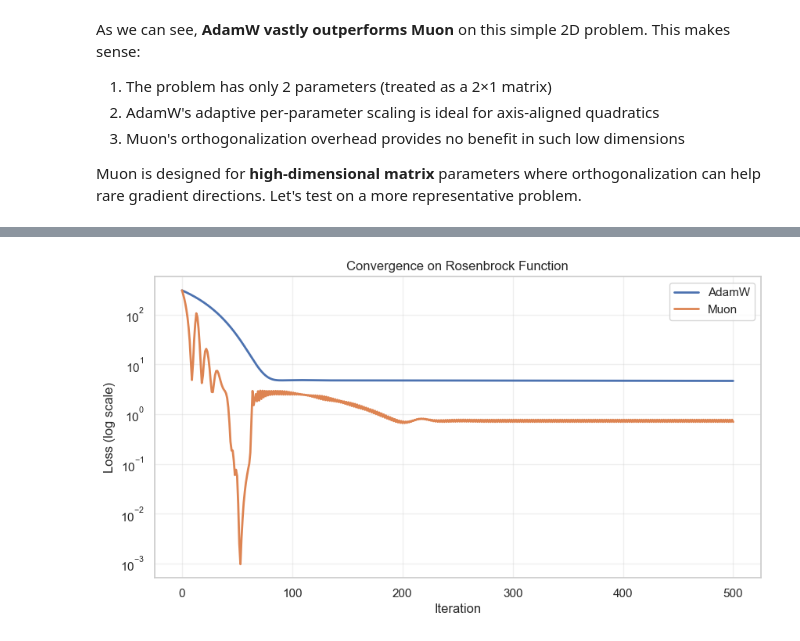
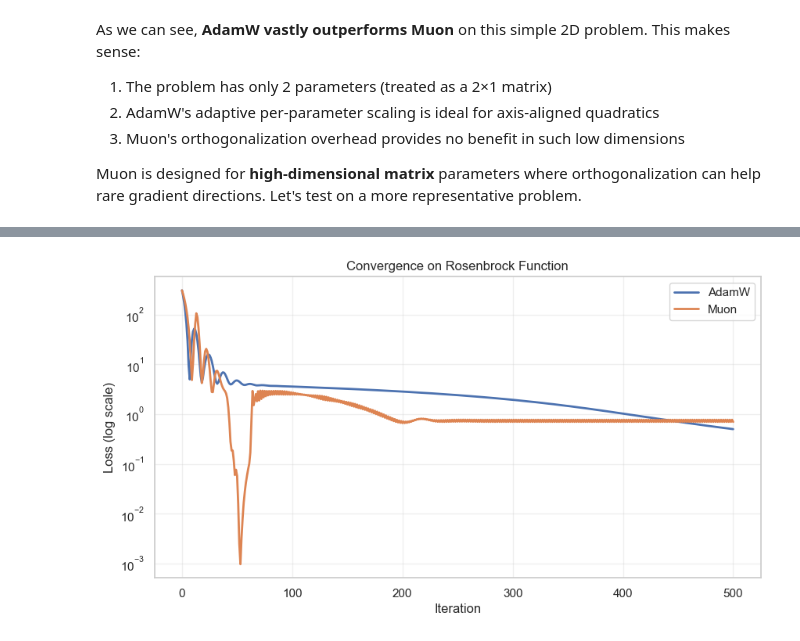
Before and after one commit to dougUCN/muon-tutorial, a Jupyter notebook: muon.ipynb, the cells around one changed output, grey strips where cells are left out. Saved outputs shown, nothing was run; the diff lists cells and outputs as text; code cells hidden in the pictures.

```diff
--- a/muon.ipynb
+++ b/muon.ipynb
@@ -291,7 +291,6 @@ def muon_step(w, g, m, t, alpha=0.01, beta=0.95):
     w_new = w - alpha * u
     return w_new, m
 # %%
-# Run optimization with tuned hyperparameters
 np.random.seed(42)
 steps = 100
 w_init = np.array([1.0, 1.0])
@@ -305,7 +304,9 @@ loss_adamw = [objective(w_adamw)]
 
 for t in range(1, steps + 1):
     g = gradient(w_adamw)
-    w_adamw, m_adamw, v_adamw = adamw_step(w_adamw, g, m_adamw, v_adamw, t, alpha=0.1, lambda_=0.0)
+    w_adamw, m_adamw, v_adamw = adamw_step(
+        w_adamw, g, m_adamw, v_adamw, t, alpha=0.1, lambda_=0.01
+    )
     trajectory_adamw.append(w_adamw.copy())
     loss_adamw.append(objective(w_adamw))
 
@@ -385,12 +398,14 @@ Muon is designed for **high-dimensional matrix** parameters where orthogonalizat
 # Rosenbrock function: f(x,y) = (a-x)^2 + b(y-x^2)^2
 # Classic ill-conditioned problem with narrow parabolic valley
 def rosenbrock(w, a=1, b=100):
-    return (a - w[0])**2 + b * (w[1] - w[0]**2)**2
+    return (a - w[0]) ** 2 + b * (w[1] - w[0] ** 2) ** 2
+
 
 def rosenbrock_grad(w, a=1, b=100):
-    dx = -2*(a - w[0]) - 4*b*w[0]*(w[1] - w[0]**2)
-    dy = 2*b*(w[1] - w[0]**2)
+    dx = -2 * (a - w[0]) - 4 * b * w[0] * (w[1] - w[0] ** 2)
+    dy = 2 * b * (w[1] - w[0] ** 2)
     return np.array([dx, dy])
+
 
 # Run optimization
 np.random.seed(42)
@@ -406,7 +421,9 @@ trajectory_adamw_rb = [w_adamw_rb.copy()]
 
 for t in range(1, steps + 1):
     g = rosenbrock_grad(w_adamw_rb)
-    w_adamw_rb, m_adamw_rb, v_adamw_rb = adamw_step(w_adamw_rb, g, m_adamw_rb, v_adamw_rb, t, alpha=0.01, lambda_=0.0)
+    w_adamw_rb, m_adamw_rb, v_adamw_rb = adamw_step(
+        w_adamw_rb, g, m_adamw_rb, v_adamw_rb, t, alpha=0.1, lambda_=0.01
+    )
     loss_adamw_rb.append(rosenbrock(w_adamw_rb))
     trajectory_adamw_rb.append(w_adamw_rb.copy())
 
@@ -475,14 +520,26 @@ plt.show()
 # %%
 # Plot loss curves
 plt.figure(figsize=(10, 5))
-plt.plot(loss_adamw_rb, label='AdamW', linewidth=2)
-plt.plot(loss_muon_rb, label='Muon', linewidth=2)
-plt.xlabel('Iteration')
-plt.ylabel('Loss (log scale)')
-plt.yscale('log')
-plt.title('Convergence on Rosenbrock Function')
+plt.plot(loss_adamw_rb, label="AdamW", linewidth=2)
+plt.plot(loss_muon_rb, label="Muon", linewidth=2)
+if highlight_epoch:
+    plt.axvline(x=highlight_epoch, color="red", linestyle="--", linewidth=2, alpha=0.7)
+    plt.scatter(
+        [highlight_epoch],
+        [loss_muon_rb[highlight_epoch]],
+        color="red",
+        s=100,
+        zorder=5,
+        marker="*",
+        edgecolors="black",
+        linewidths=2,
+    )
+plt.xlabel("Iteration")
+plt.ylabel("Loss (log scale)")
+plt.yscale("log")
+plt.title("Convergence on Rosenbrock Function")
 plt.legend()
 plt.grid(True, alpha=0.3)
 plt.show()
 # %% [output]
-[figure, old version]
+[figure, new version]
```
Also changed, not shown: parts of 7 cells of this notebook, 1 other file.
